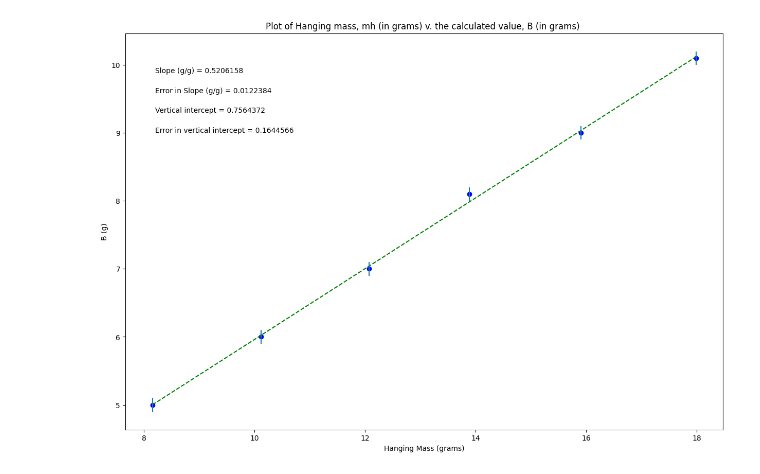
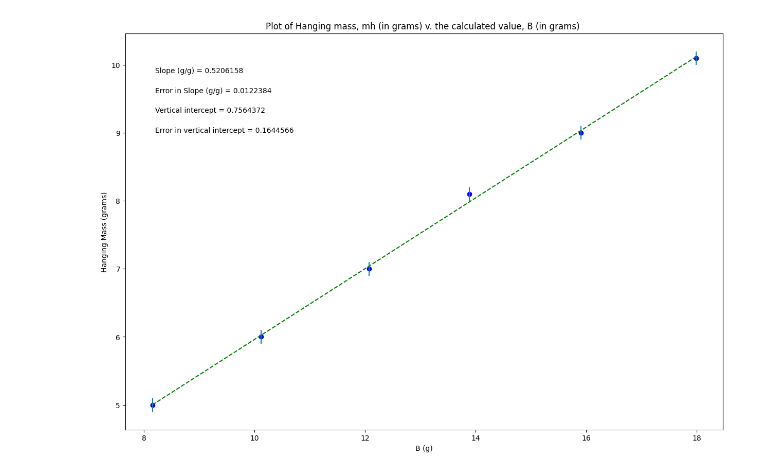
Before and after one commit to Marcella-U/Physics220, a Jupyter notebook: PHSX221Lab4.ipynb, the cells around one changed output. Drawn from its saved outputs; the diff is of its cells as text; code cells hidden in the pictures.

```diff
--- a/PHSX221Lab4.ipynb
+++ b/PHSX221Lab4.ipynb
@@ -38,8 +38,8 @@ dy = err_mh        #this should be your error in y array
 #UPDATE EACH OF THESE 4 STRINGS FOR YOUR PLOT LABELS AS YOU WANT THEM TO APPEAR
 
 plot_title= 'Plot of Hanging mass, mh (in grams) v. the calculated value, B (in grams) '
-x_label= 'Hanging Mass (grams)'
-y_label= 'B (g)'
+x_label= 'B (g)'
+y_label= 'Hanging Mass (grams)'
 slope_units= 'g/g'
 
 #UPDATE ANNOTATION PLACEMENT SO IT'S OUT OF WAY OF PLOTTED DATA AND BEST FIT LINE
@@ -92,31 +92,31 @@ elif annotation_placement==3 or annotation_placement==4:
 #Don't need to change anything in this section!
 
 #Plot data on graph. Plot error bars and place values for slope,
 #error in slope, and vertical intercept (plus error) on the plot using "annotate"
 
 plt.figure(figsize=(15,10))
 
 plt.plot(x, fit, color='green', linestyle='--')
 plt.scatter(x, y, color='blue', marker='o')
 
 plt.xlabel(x_label)
 plt.ylabel(y_label)
 plt.title(plot_title)
 
 plt.errorbar(x, y, yerr=dy, xerr=None, fmt="none") #don't need to plot x error bars
 
 plt.annotate('Slope ({}) = {value:.{digits}f}'.format(slope_units,value=m, digits=7),
              (xpos, ypos[0]), xycoords='axes fraction')
 
 plt.annotate('Error in Slope ({}) = {value:.{digits}f}'.format(slope_units,value=dm, digits=7),
              (xpos, ypos[1]), xycoords='axes fraction')
 
 plt.annotate('Vertical intercept = {value:.{digits}f}'.format(value=b, digits=7),
              (xpos, ypos[2]), xycoords='axes fraction')
 
 plt.annotate('Error in vertical intercept = {value:.{digits}f}'.format(value=db, digits=7),
              (xpos, ypos[3]), xycoords='axes fraction')
 
 plt.show()
 # %% [output]
-[figure, old version]
+[figure, new version]
```
